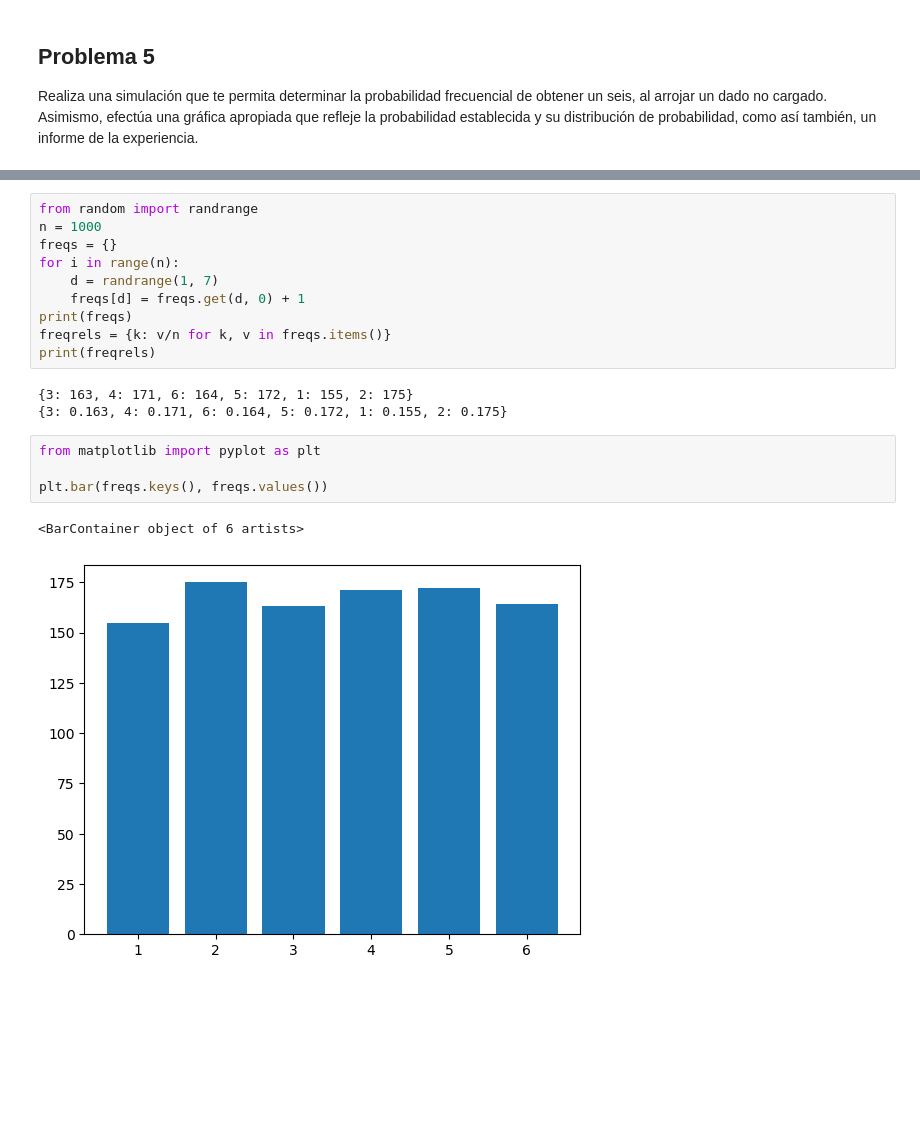
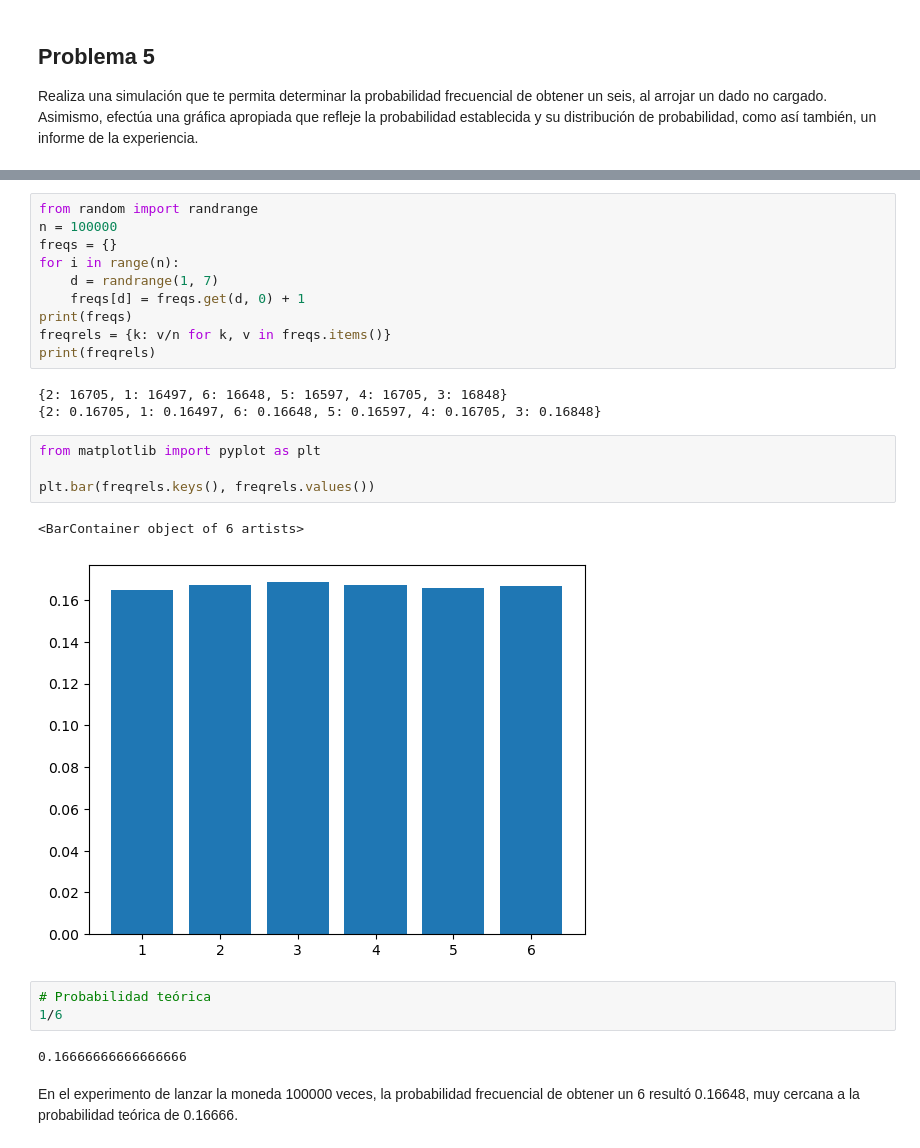
Before and after one commit to nadiasantillan/proba-notebooks, a Jupyter notebook: tp2.ipynb, the cells around one changed output, grey strips where cells are left out. Saved outputs shown, nothing was run; the diff lists cells and outputs as text; blank space fills up the shorter version.

```diff
--- a/tp2.ipynb
+++ b/tp2.ipynb
@@ -223,6 +225,6 @@ Se
 # %%
 from random import randrange
-n = 1000
+n = 100000
 freqs = {}
 for i in range(n):
     d = randrange(1, 7)
@@ -231,12 +233,19 @@ print(freqs)
 freqrels = {k: v/n for k, v in freqs.items()}
 print(freqrels)
 # %% [output]
-{3: 163, 4: 171, 6: 164, 5: 172, 1: 155, 2: 175}
-{3: 0.163, 4: 0.171, 6: 0.164, 5: 0.172, 1: 0.155, 2: 0.175}
+{2: 16705, 1: 16497, 6: 16648, 5: 16597, 4: 16705, 3: 16848}
+{2: 0.16705, 1: 0.16497, 6: 0.16648, 5: 0.16597, 4: 0.16705, 3: 0.16848}
 # %%
 from matplotlib import pyplot as plt
 
-plt.bar(freqs.keys(), freqs.values())
+plt.bar(freqrels.keys(), freqrels.values())
 # %% [output]
 <BarContainer object of 6 artists>
-[figure, old version]
+[figure, new version]
+# %%
+# Probabilidad teórica
+1/6
+# %% [output]
+0.16666666666666666
+# %% [markdown]
+En el experimento de lanzar la moneda 100000 veces, la probabilidad frecuencial de obtener un 6 resultó 0.16648, muy cercana a la probabilidad teórica de 0.16666.
```
Also changed, not shown: parts of 2 cells of this notebook.
